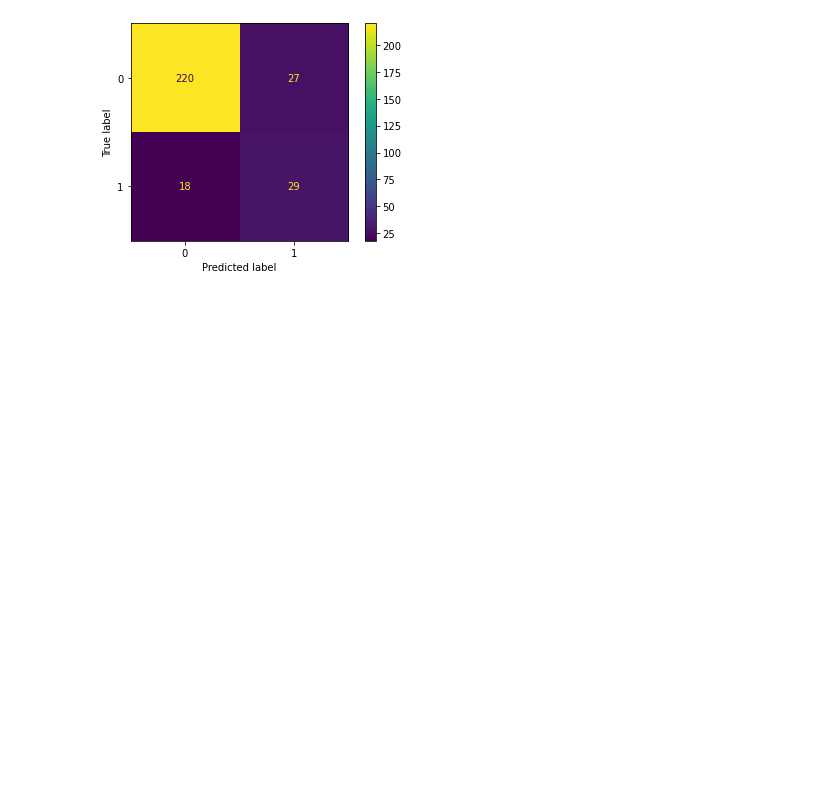
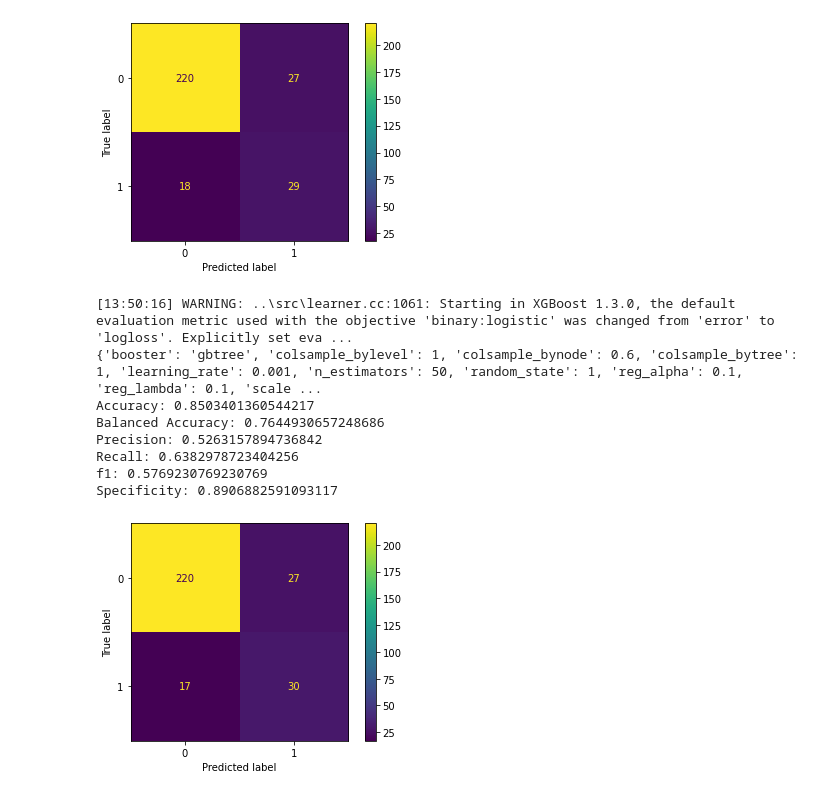
Before and after one commit to tdesai1969/540_group_project, a Jupyter notebook: Akshay/xgboost.ipynb, the cells around one changed output. Drawn from its saved outputs; the diff is of its cells as text; code cells hidden in the pictures; blank space fills up the shorter version.

```diff
--- a/Akshay/xgboost.ipynb
+++ b/Akshay/xgboost.ipynb
@@ -144,3 +144,31 @@ Recall: 0.6170212765957447
 f1: 0.5631067961165048
 Specificity: 0.8906882591093117
 [figure]
+# %%
+parameters = {
+    "n_estimators": [25,50],
+    "use_label_encoder": [False],
+    "learning_rate": [0.001,0.01,0.1],
+    "booster": ["gbtree"],
+    "tree_method": ["exact"],
+    "subsample": [0.5,0.7,1],
+    "colsample_bytree": [0.8,1],
+    "colsample_bylevel": [0.8,1],
+    "colsample_bynode": [0.4,0.6],
+    "reg_alpha": [0.1],
+    "reg_lambda": [0.1],
+    "scale_pos_weight": [3],
+    "random_state": [1]
+}
+
+xgb = training_run_classification(XGBRFClassifier(),parameters,x_train,y_train,x_test,y_test,scoring="balanced_accuracy")
+# %% [output]
+[13:50:16] WARNING: ..\src\learner.cc:1061: Starting in XGBoost 1.3.0, the default evaluation metric used with the objective 'binary:logistic' was changed from 'error' to 'logloss'. Explicitly set eva ...
+{'booster': 'gbtree', 'colsample_bylevel': 1, 'colsample_bynode': 0.6, 'colsample_bytree': 1, 'learning_rate': 0.001, 'n_estimators': 50, 'random_state': 1, 'reg_alpha': 0.1, 'reg_lambda': 0.1, 'scale ...
+Accuracy: 0.8503401360544217
+Balanced Accuracy: 0.7644930657248686
+Precision: 0.5263157894736842
+Recall: 0.6382978723404256
+f1: 0.5769230769230769
+Specificity: 0.8906882591093117
+[figure, added]
```
Also changed, not shown: parts of 1 cell of this notebook.
